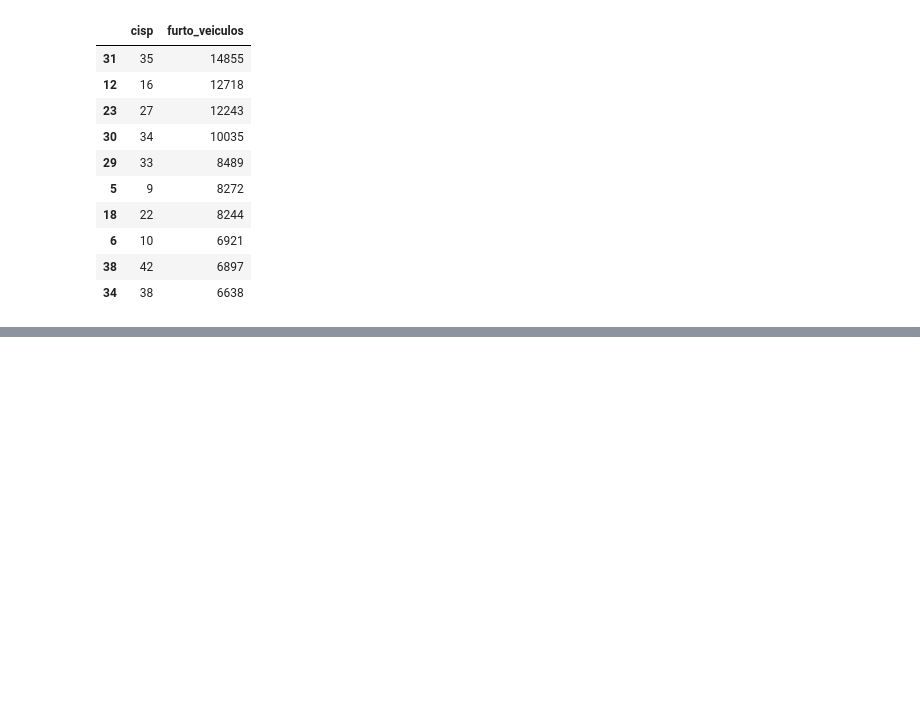
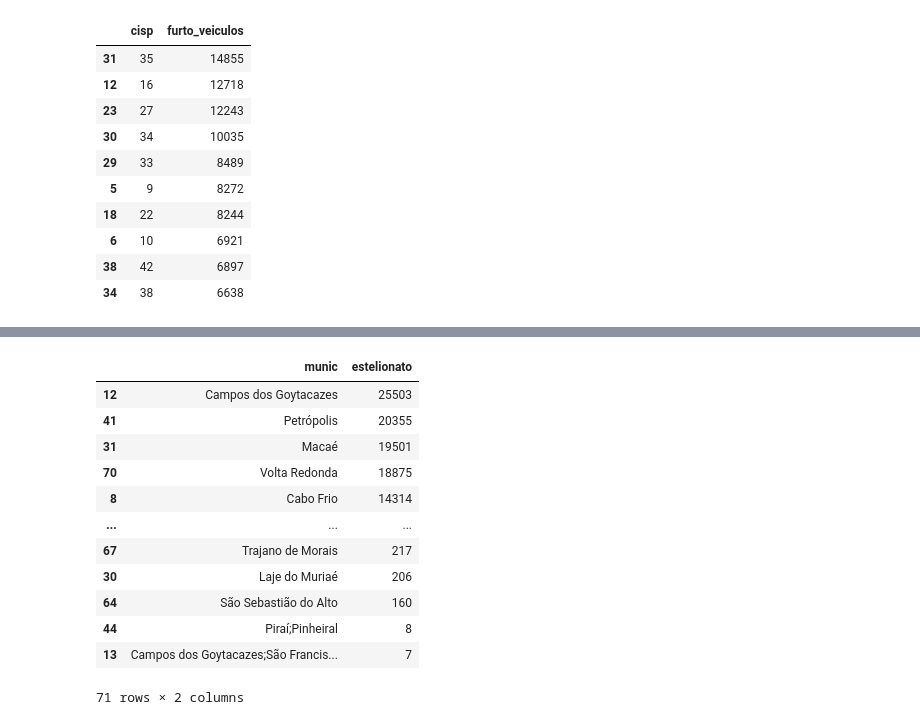
Before and after one commit to nanosvictor/UC2_senac_dados, a Jupyter notebook: ISP_victor.ipynb, the cells around one changed output, grey strips where cells are left out. Cells and saved outputs as stored; diff of their text form; code cells hidden in the pictures; blank space fills up the shorter version.

```diff
--- a/ISP_victor.ipynb
+++ b/ISP_victor.ipynb
@@ -204,0 +315,19 @@ df_cisp_furto.head(10)
+# %%
+df_inter = df.loc[df['regiao'] == 'Interior']
+
+df_cisp_estelionato_inter = df_inter.groupby('munic')['estelionato'].sum().reset_index().sort_values(by='estelionato', ascending=False)
+df_cisp_estelionato_inter
+# %% [output]
+|  | munic | estelionato |
+| 12 | Campos dos Goytacazes | 25503 |
+| 41 | Petrópolis | 20355 |
+| 31 | Macaé | 19501 |
+| 70 | Volta Redonda | 18875 |
+| 8 | Cabo Frio | 14314 |
+| ... | ... | ... |
+| 67 | Trajano de Morais | 217 |
+| 30 | Laje do Muriaé | 206 |
+| 64 | São Sebastião do Alto | 160 |
+| 44 | Piraí;Pinheiral | 8 |
+| 13 | Campos dos Goytacazes;São Francis... | 7 |
+71 rows × 2 columns
```
Also changed, not shown: parts of 22 cells of this notebook.
